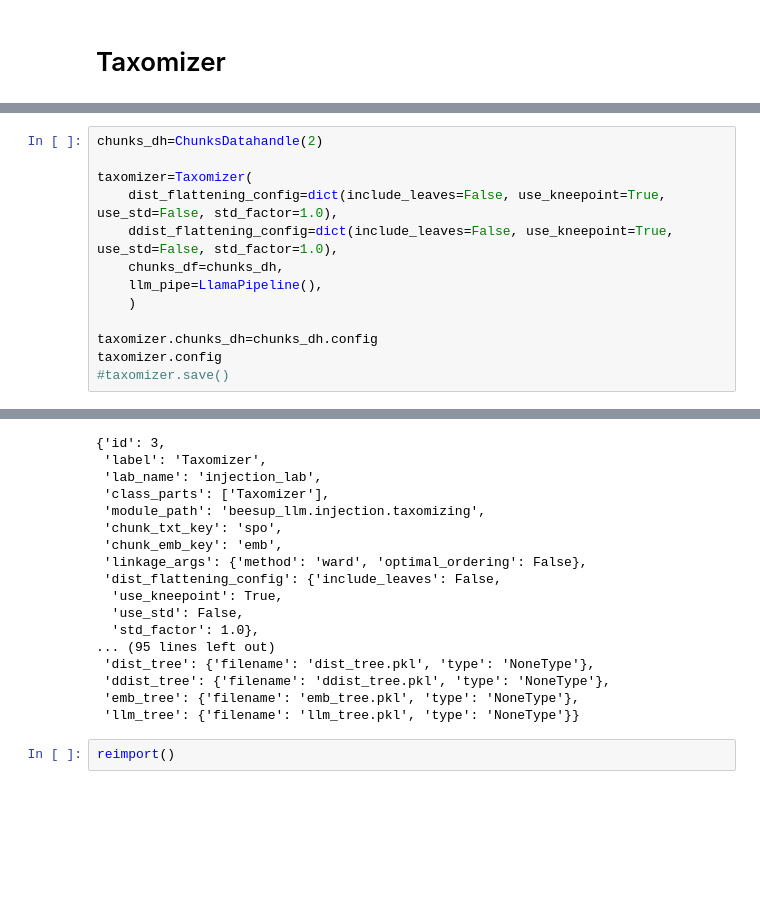
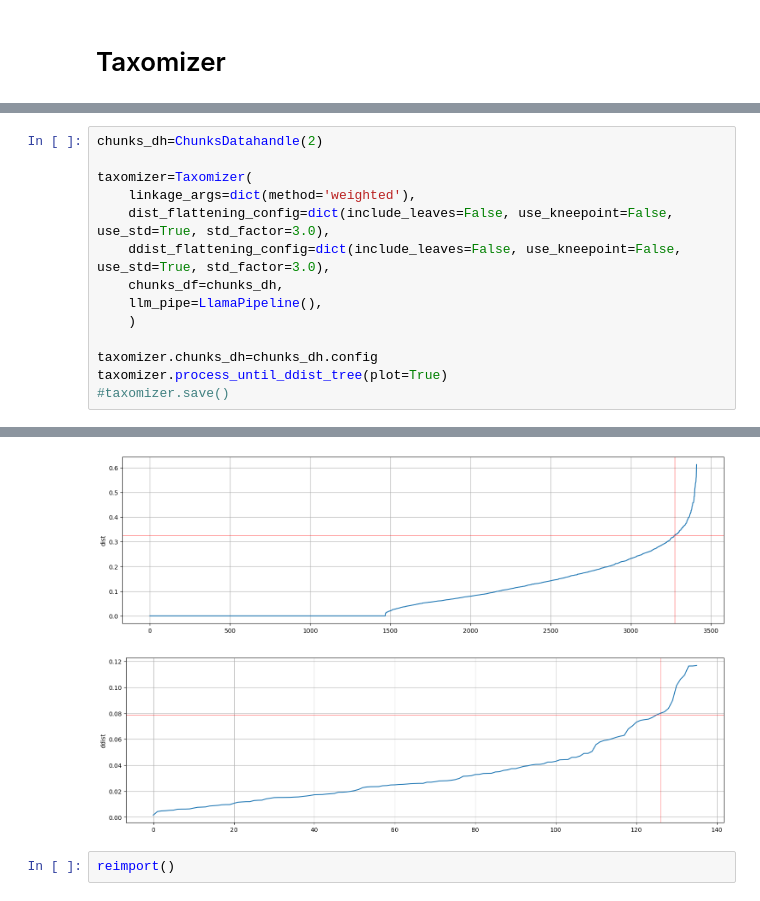
Before and after one commit to fee1ix/beesup_injection_lab, a Jupyter notebook: injection_notebook.ipynb, the cells around one changed output, grey strips where cells are left out. Drawn from its saved outputs; the diff is of its cells as text; blank space fills up the shorter version.

```diff
--- a/injection_notebook.ipynb
+++ b/injection_notebook.ipynb
@@ -474,13 +475,14 @@ Datahandle().get_overview(keypaths=['remarks','n_rows','columns','name_or_path',
 chunks_dh=ChunksDatahandle(2)
 
 taxomizer=Taxomizer(
-    dist_flattening_config=dict(include_leaves=False, use_kneepoint=True, use_std=False, std_factor=1.0),
-    ddist_flattening_config=dict(include_leaves=False, use_kneepoint=True, use_std=False, std_factor=1.0),
+    linkage_args=dict(method='weighted'),
+    dist_flattening_config=dict(include_leaves=False, use_kneepoint=False, use_std=True, std_factor=3.0),
+    ddist_flattening_config=dict(include_leaves=False, use_kneepoint=False, use_std=True, std_factor=3.0),
     chunks_df=chunks_dh,
     llm_pipe=LlamaPipeline(),
     )
 
 taxomizer.chunks_dh=chunks_dh.config
-taxomizer.config
+taxomizer.process_until_ddist_tree(plot=True)
 #taxomizer.save()
 # %% [output]
@@ -490,19 +489,4 @@ taxomizer.config
-{'id': 3,
- 'label': 'Taxomizer',
- 'lab_name': 'injection_lab',
- 'class_parts': ['Taxomizer'],
- 'module_path': 'beesup_llm.injection.taxomizing',
- 'chunk_txt_key': 'spo',
- 'chunk_emb_key': 'emb',
- 'linkage_args': {'method': 'ward', 'optimal_ordering': False},
- 'dist_flattening_config': {'include_leaves': False,
-  'use_kneepoint': True,
-  'use_std': False,
-  'std_factor': 1.0},
-... (95 lines left out)
- 'dist_tree': {'filename': 'dist_tree.pkl', 'type': 'NoneType'},
- 'ddist_tree': {'filename': 'ddist_tree.pkl', 'type': 'NoneType'},
- 'emb_tree': {'filename': 'emb_tree.pkl', 'type': 'NoneType'},
- 'llm_tree': {'filename': 'llm_tree.pkl', 'type': 'NoneType'}}
+[figure, added]
+[figure, added]
 # %%
 reimport()
```
Also changed, not shown: parts of 30 cells of this notebook.
